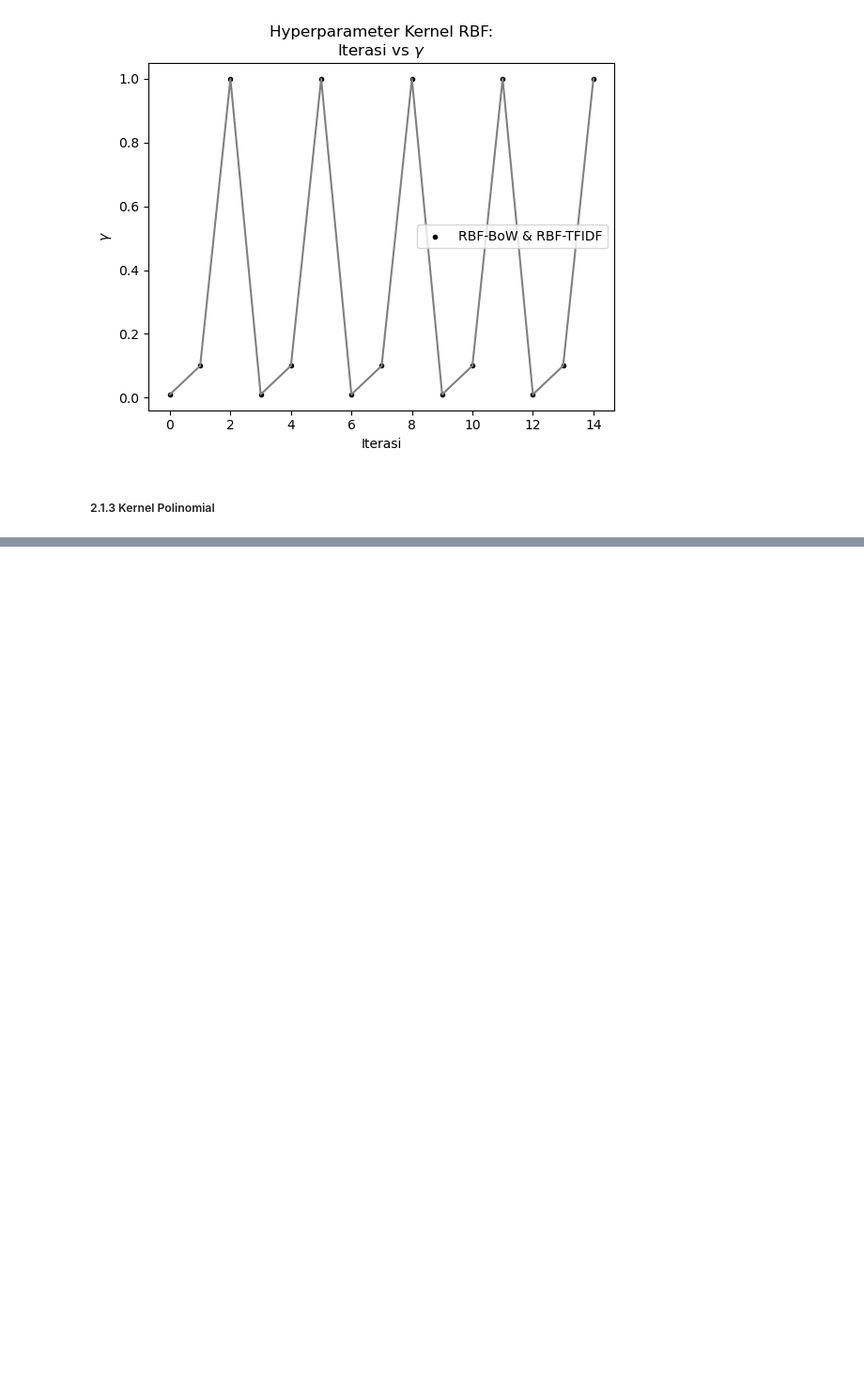
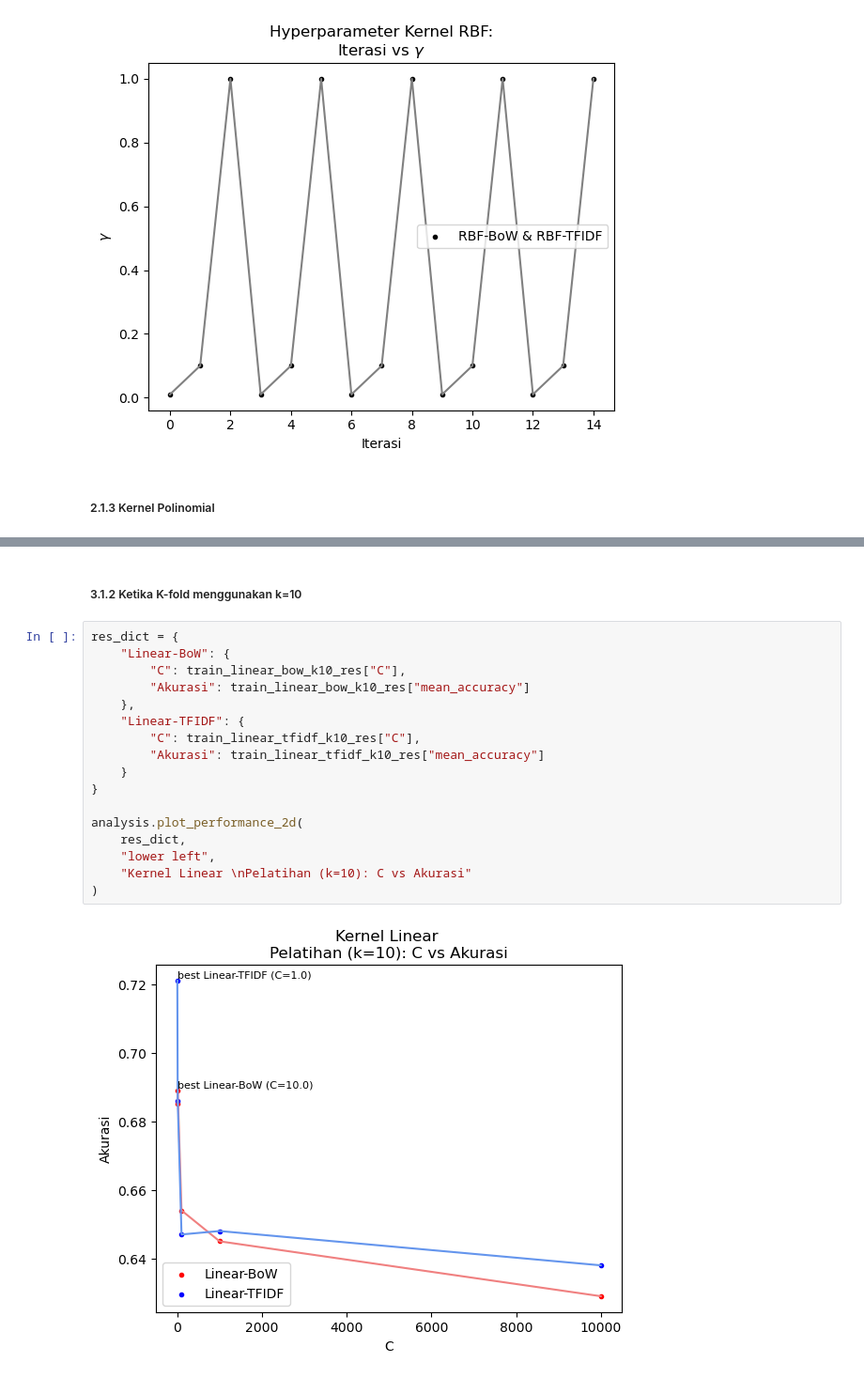
Before and after one commit to fwaskito/ta, a Jupyter notebook: ta/plot_rev.ipynb, the cells around one changed output, grey strips where cells are left out. Shown at 94% size. Cells and saved outputs as stored; diff of their text form; blank space fills up the shorter version.

```diff
--- a/ta/plot_rev.ipynb
+++ b/ta/plot_rev.ipynb
@@ -456,0 +479,21 @@ analysis.plot_performance_2d(
+# %% [markdown]
+##### 3.1.2 Ketika K-fold menggunakan k=10
+# %%
+res_dict = {
+    "Linear-BoW": {
+        "C": train_linear_bow_k10_res["C"],
+        "Akurasi": train_linear_bow_k10_res["mean_accuracy"]
+    },
+    "Linear-TFIDF": {
+        "C": train_linear_tfidf_k10_res["C"],
+        "Akurasi": train_linear_tfidf_k10_res["mean_accuracy"]
+    }
+}
+
+analysis.plot_performance_2d(
+    res_dict,
+    "lower left",
+    "Kernel Linear \nPelatihan (k=10): C vs Akurasi"
+)
+# %% [output]
+[figure, added]
```
Also changed, not shown: parts of 27 cells of this notebook.
